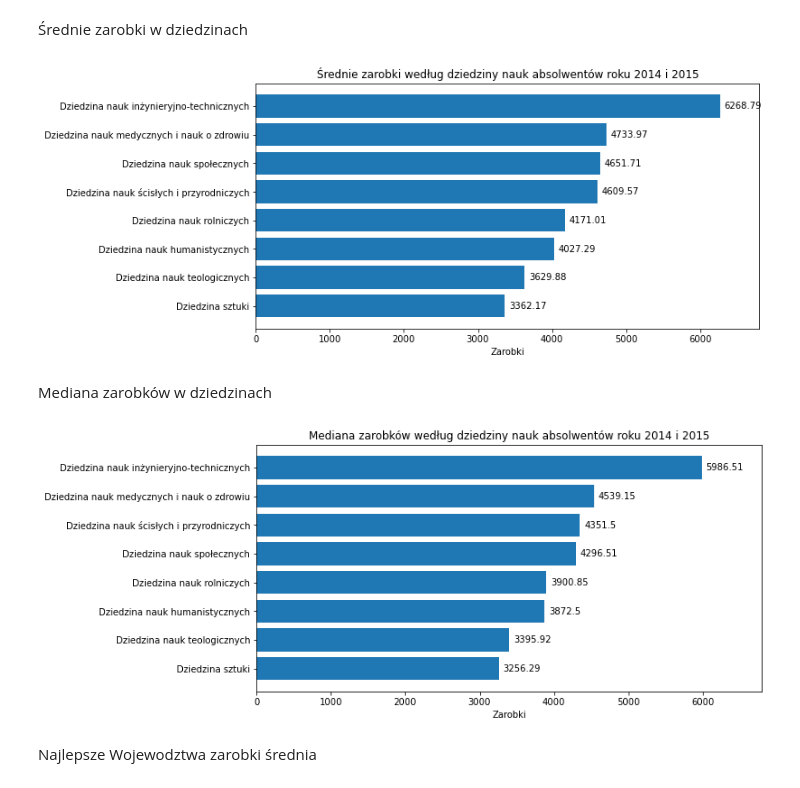
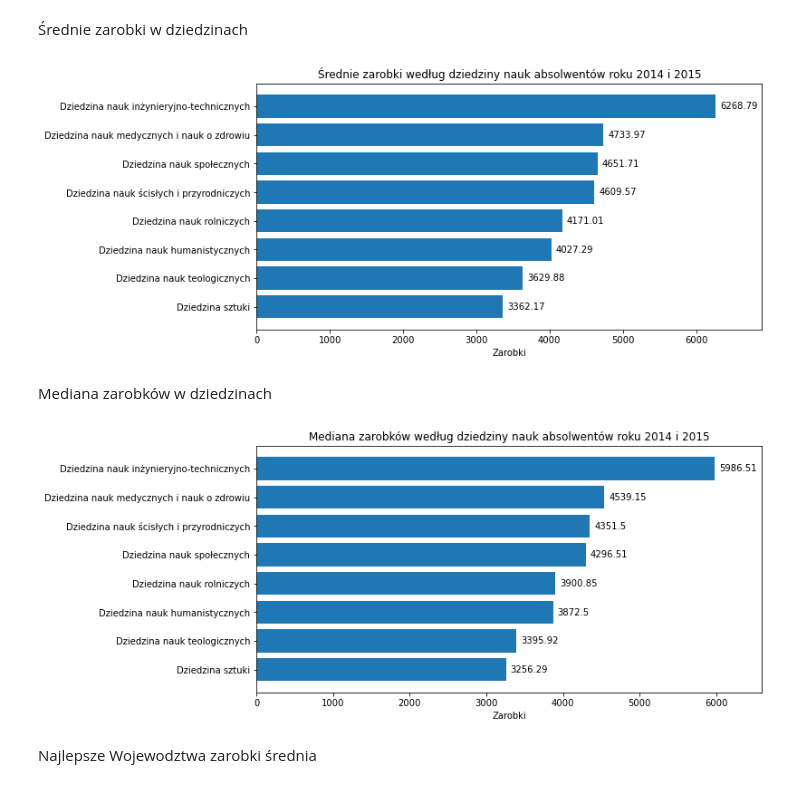
Before and after one commit to CptQuak/CasestudyGraduateEarnings, a Jupyter notebook: zadanie1.ipynb, the cells around one changed output. Saved outputs shown, nothing was run; the diff lists cells and outputs as text; code cells hidden in the pictures.

Commit message:
ploting functions and plots folder

```diff
--- a/zadanie1.ipynb
+++ b/zadanie1.ipynb
@@ -89,7 +86,7 @@ Zgrupowanie danych o kierunkach z 2014 i 2015, dodanie wojewodztw tekstowych do
 # liczba osob na kierunku zsumowana z lat 2014 i 2015, średnia płaca roczników uśredniona
 # "P_DZIEDZINA","P_WOJ"
 data1 = data1.groupby(["P_NAZWA_UCZELNI","P_KIERUNEK_ID","P_NAZWA_KIERUNKU_PELNA","P_FORMA","P_DZIEDZINA","P_WOJ"]).agg({
-    "P_N" :'sum',"P_E_ZAR_P5":'mean',"P_ME_ZAR_P5":'mean',"P_E_ZAR_ETAT_P5":'mean',"P_ME_ZAR_ETAT_P5":'mean',"P_ME_ZAR_P5":'mean',"P_WWZ_P5":'mean'
+    "P_N" :'sum',"P_E_ZAR_P5":'mean',"P_ME_ZAR_P5":'mean',
 })
 # %%
 # wybranie kierunkow posiadajacych conajmniej 30 absolwentow
@@ -177,35 +171,34 @@ data1[data1['P_ME_ZAR_P5']<5500]['P_ME_ZAR_P5'].count() / data1['P_ME_ZAR_P5'].c
 zardziedatasr = data1.groupby("P_DZIEDZINA").agg({"P_E_ZAR_P5":'mean'}).sort_values(by="P_E_ZAR_P5",ascending=True)
 zardziedatasr = zardziedatasr.reset_index()
 
-plt.figure(figsize=(10,5))
-bars = plt.barh(y=zardziedatasr['P_DZIEDZINA'],width=zardziedatasr["P_E_ZAR_P5"])
-plt.title("Średnie zarobki według dziedziny nauk absolwentów roku 2014 i 2015")
-plt.bar_label(bars,padding=5)
-plt.xlim(right=6800)
-plt.grid(False)
-plt.xlabel("Zarobki")
-plt.savefig('ZarobkiWdziedzinachSr.png', dpi=400, bbox_inches='tight')
-plt.show()
+def fieldPopularityPlot(targety,targetw,plotTitle,savename,xlimR):
+    plt.figure(figsize=(10,5))
+    bars = plt.barh(y=targety,width=targetw)
+    plt.title(plotTitle)
+    plt.bar_label(bars,padding=5)
+    plt.xlim(right=xlimR)
+    plt.grid(False)
+    plt.xlabel("Zarobki")
+    plt.savefig(f'plots/{savename}.png', dpi=400, bbox_inches='tight')
+    plt.show()
+
+fieldPopularityPlot(zardziedatasr['P_DZIEDZINA'],zardziedatasr["P_E_ZAR_P5"],
+        "Średnie zarobki według dziedziny nauk absolwentów roku 2014 i 2015",
+        "ZarobkiWdziedzinachSr",6900)
 # %% [output]
-[figure, old version]
+[figure, new version]
 # %% [markdown]
 Mediana zarobków w dziedzinach
 # %%
 #srednie zarobki w dziedzinach nauk
 zardziedatamed = data1.groupby("P_DZIEDZINA").agg({"P_ME_ZAR_P5":'mean'}).sort_values(by="P_ME_ZAR_P5",ascending=True)
 zardziedatamed = zardziedatamed.reset_index()
 
-plt.figure(figsize=(10,5))
-bars = plt.barh(y=zardziedatamed['P_DZIEDZINA'],width=zardziedatamed["P_ME_ZAR_P5"])
-plt.title("Mediana zarobków według dziedziny nauk absolwentów roku 2014 i 2015")
-plt.bar_label(bars,padding=5)
-plt.xlim(right=6800)
-plt.grid(False)
-plt.xlabel("Zarobki")
-plt.savefig('ZarobkiWdziedzinachMed.png', dpi=400, bbox_inches='tight')
-plt.show()
+fieldPopularityPlot(zardziedatamed['P_DZIEDZINA'],zardziedatamed["P_ME_ZAR_P5"],
+        "Mediana zarobków według dziedziny nauk absolwentów roku 2014 i 2015",
+        "ZarobkiWdziedzinachMed",6600)
 # %% [output]
-[figure, old version]
+[figure, new version]
 # %% [markdown]
 Najlepsze Wojewodztwa zarobki średnia
 # %%
```
Also changed, not shown: parts of 8 cells of this notebook, 16 other files.
